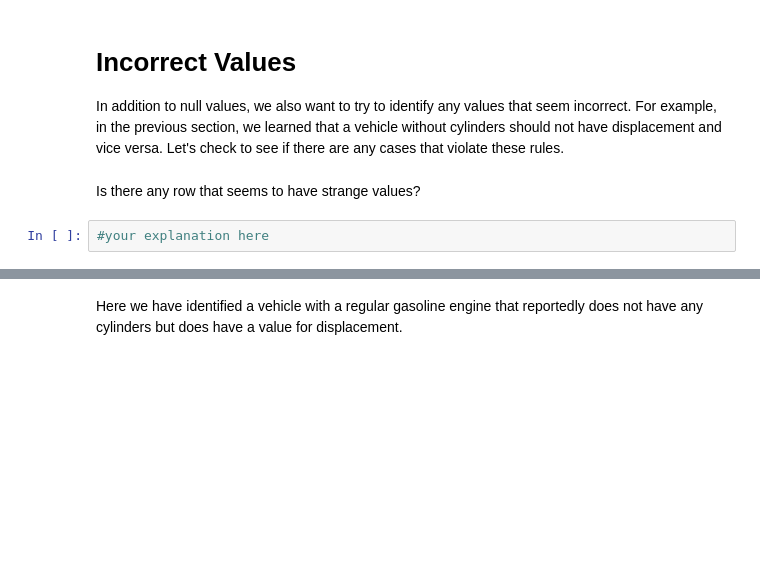
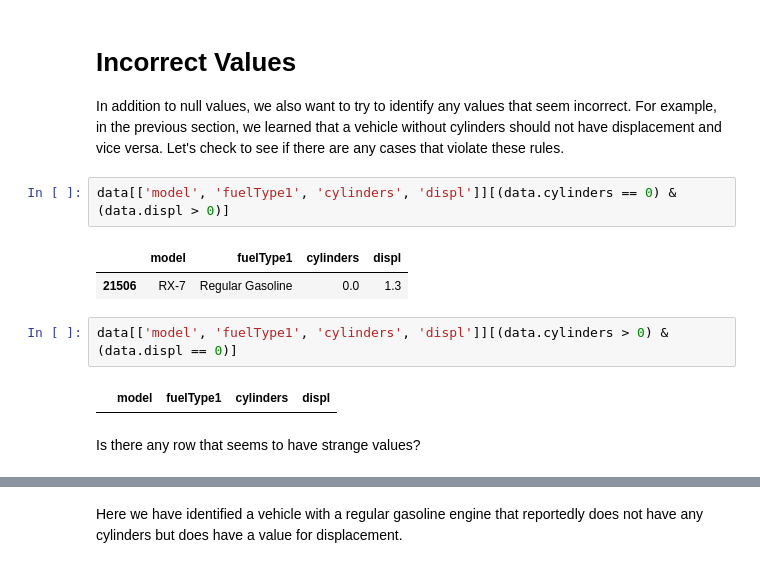
Before and after one commit to Ironhack-Data-Madrid-Marzo-2022/2.4-lab-data-cleaning, a Jupyter notebook: your-code/main.ipynb, the cells around one changed output, grey strips where cells are left out. Drawn from its saved outputs; the diff is of its cells as text; blank space fills up the shorter version.

```diff
--- a/your-code/main.ipynb
+++ b/your-code/main.ipynb
@@ -227,7 +210,14 @@ dtype: int64
 # Incorrect Values
 
 In addition to null values, we also want to try to identify any values that seem incorrect. For example, in the previous section, we learned that a vehicle without cylinders should not have displacement and vice versa. Let's check to see if there are any cases that violate these rules.
+# %%
+data[['model', 'fuelType1', 'cylinders', 'displ']][(data.cylinders == 0) & (data.displ > 0)]
+# %% [output]
+|  | model | fuelType1 | cylinders | displ |
+| 21506 | RX-7 | Regular Gasoline | 0.0 | 1.3 |
+# %%
+data[['model', 'fuelType1', 'cylinders', 'displ']][(data.cylinders > 0) & (data.displ == 0)]
+# %% [output]
+|  | model | fuelType1 | cylinders | displ |
 # %% [markdown]
 Is there any row that seems to have strange values?
-# %%
-#your explanation here
```
Also changed, not shown: parts of 39 cells of this notebook, 1 other file.
